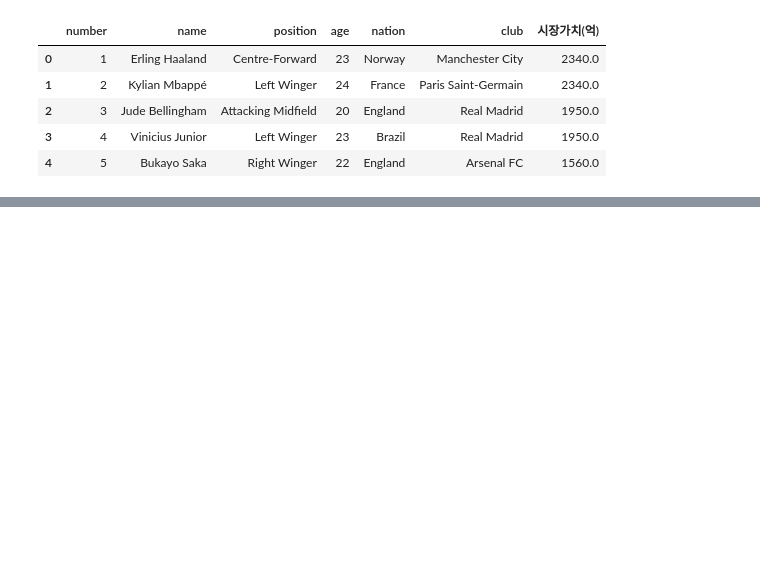
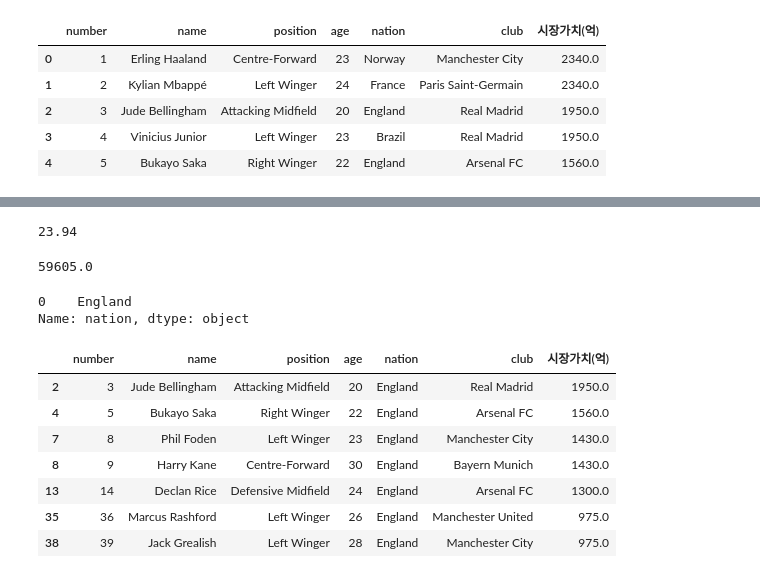
Before and after one commit to MinuSpurs/Football_player_price_analysis, a Jupyter notebook: Pandas_with_Player50.ipynb, the cells around one changed output, grey strips where cells are left out. Cells and saved outputs as stored; diff of their text form; code cells hidden in the pictures; blank space fills up the shorter version.

```diff
--- a/Pandas_with_Player50.ipynb
+++ b/Pandas_with_Player50.ipynb
@@ -369,0 +375,27 @@ df.head()
+# %%
+df['age'].mean()
+# %% [output]
+23.94
+# %%
+df['시장가치(억)'].sum()
+# 50명의 몸값 합계
+# %% [output]
+59605.0
+# %%
+#선수들이 속한 가장 많은 나라는?
+df['nation'].mode()
+# %% [output]
+0    England
+Name: nation, dtype: object
+# %%
+#국적이 England인 선수들은?
+df[df['nation']=='England']
+# %% [output]
+|  | number | name | position | age | nation | club | 시장가치(억) |
+| 2 | 3 | Jude Bellingham | Attacking Midfield | 20 | England | Real Madrid | 1950.0 |
+| 4 | 5 | Bukayo Saka | Right Winger | 22 | England | Arsenal FC | 1560.0 |
+| 7 | 8 | Phil Foden | Left Winger | 23 | England | Manchester City | 1430.0 |
+| 8 | 9 | Harry Kane | Centre-Forward | 30 | England | Bayern Munich | 1430.0 |
+| 13 | 14 | Declan Rice | Defensive Midfield | 24 | England | Arsenal FC | 1300.0 |
+| 35 | 36 | Marcus Rashford | Left Winger | 26 | England | Manchester United | 975.0 |
+| 38 | 39 | Jack Grealish | Left Winger | 28 | England | Manchester City | 975.0 |
```
Also changed, not shown: parts of 7 cells of this notebook.
